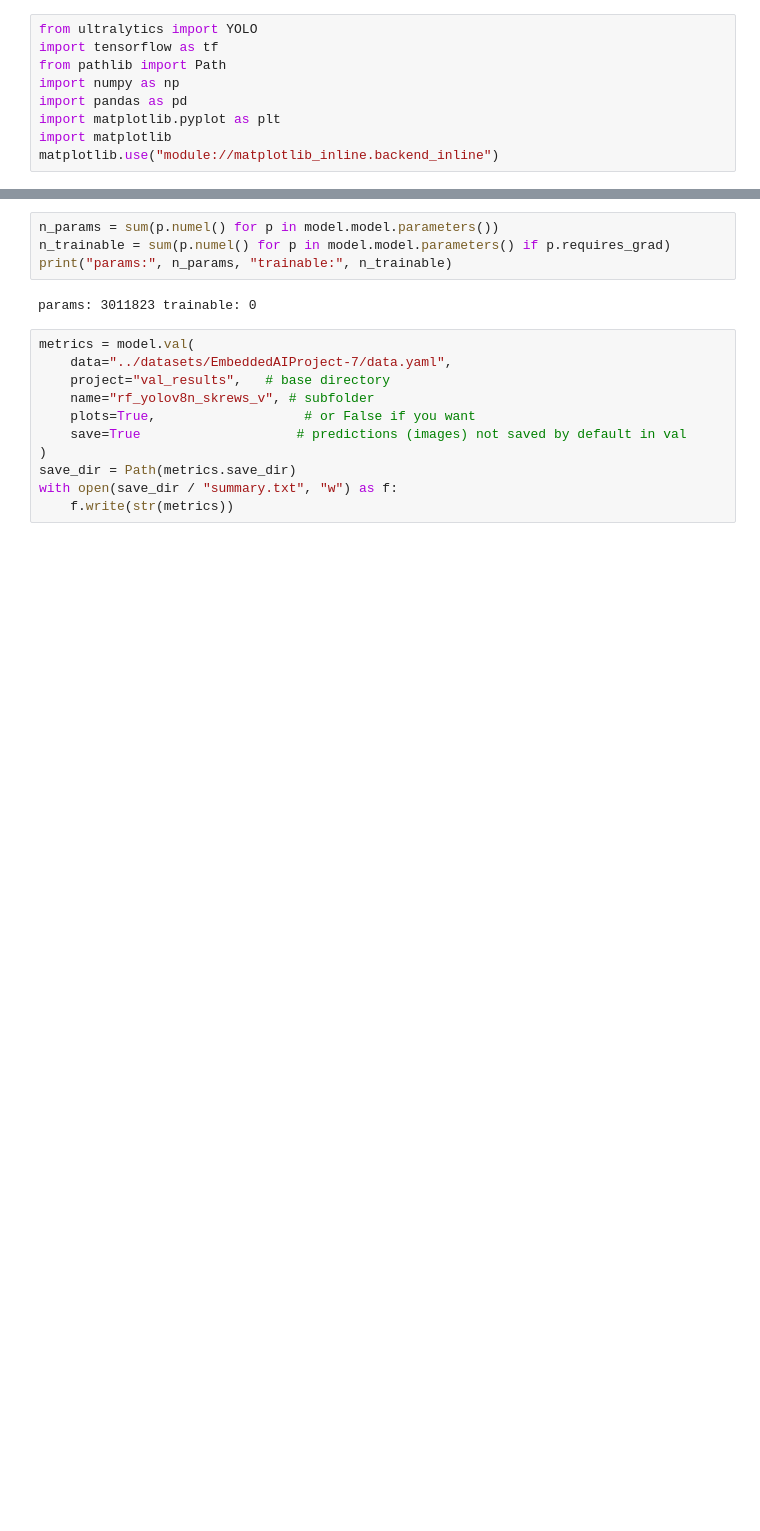
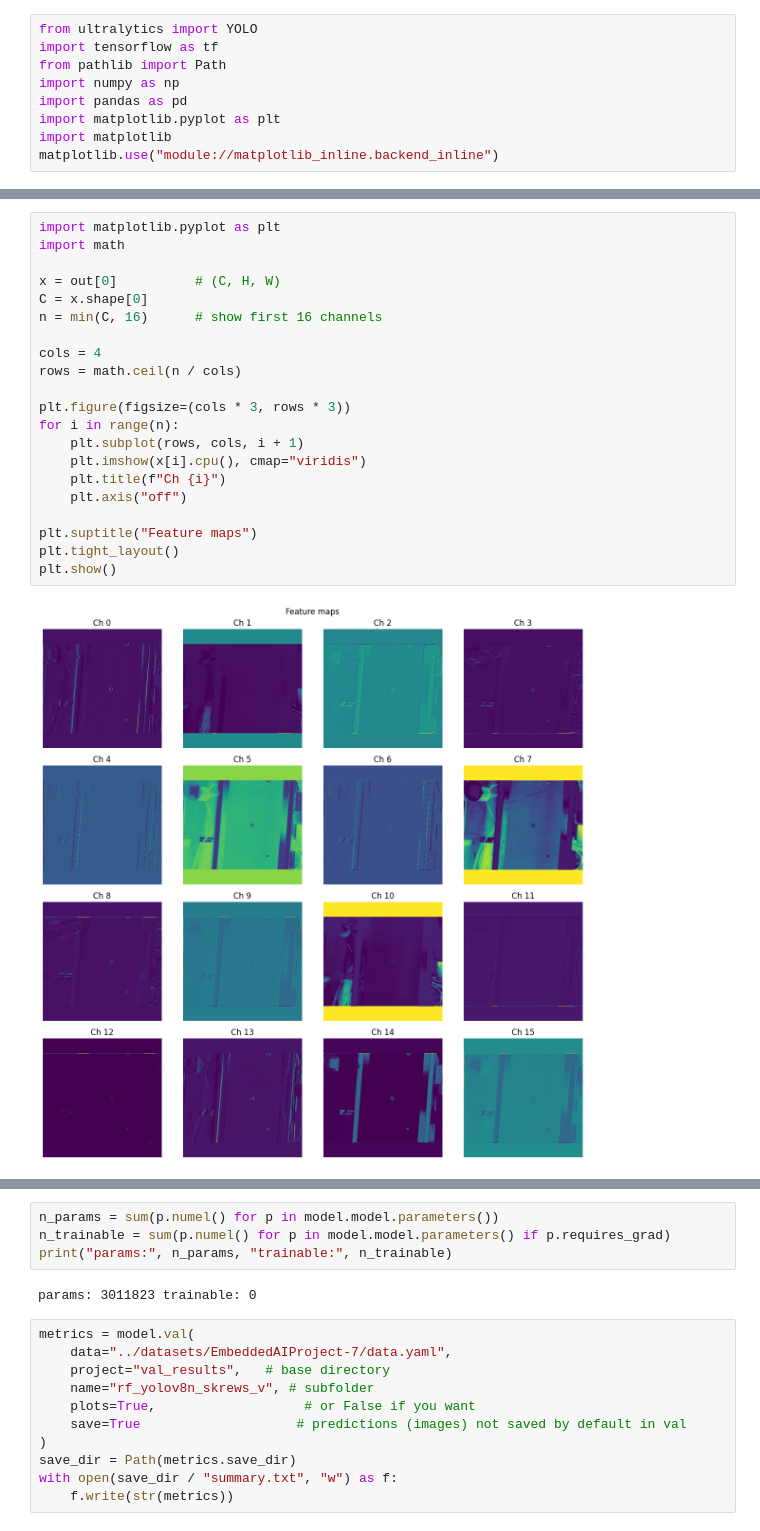
Before and after one commit to HelBuk/Thesis_Compiler_Aware_Model_Optimization_2026, a Jupyter notebook: thesis2026-project/notebooks/miscellaneous.ipynb, the cells around one changed output, grey strips where cells are left out. Cells and saved outputs as stored; diff of their text form; blank space fills up the shorter version.

```diff
--- a/thesis2026-project/notebooks/miscellaneous.ipynb
+++ b/thesis2026-project/notebooks/miscellaneous.ipynb
@@ -35,0 +111,23 @@ DetectionModel(
+# %%
+import matplotlib.pyplot as plt
+import math
+
+x = out[0]          # (C, H, W)
+C = x.shape[0]
+n = min(C, 16)      # show first 16 channels
+
+cols = 4
+rows = math.ceil(n / cols)
+
+plt.figure(figsize=(cols * 3, rows * 3))
+for i in range(n):
+    plt.subplot(rows, cols, i + 1)
+    plt.imshow(x[i].cpu(), cmap="viridis")
+    plt.title(f"Ch {i}")
+    plt.axis("off")
+
+plt.suptitle("Feature maps")
+plt.tight_layout()
+plt.show()
+# %% [output]
+[figure, added]
```
Also changed, not shown: parts of 12 cells of this notebook, 27 other files.
